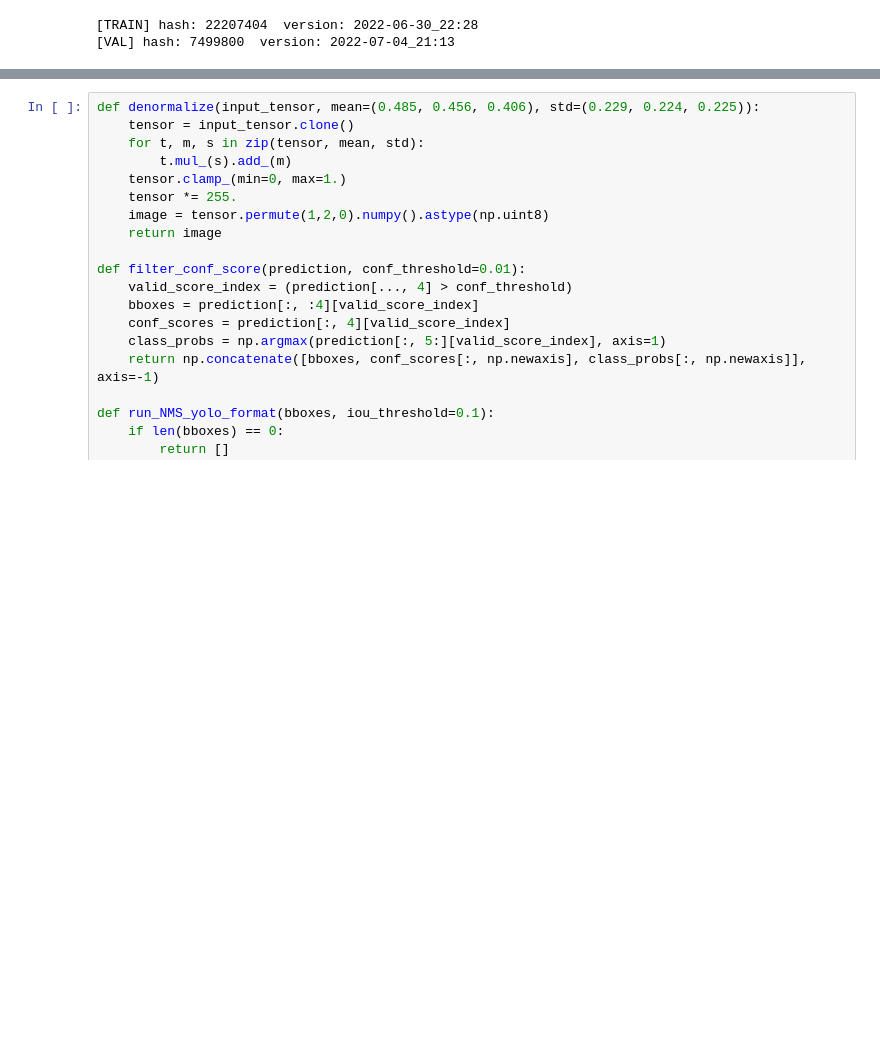
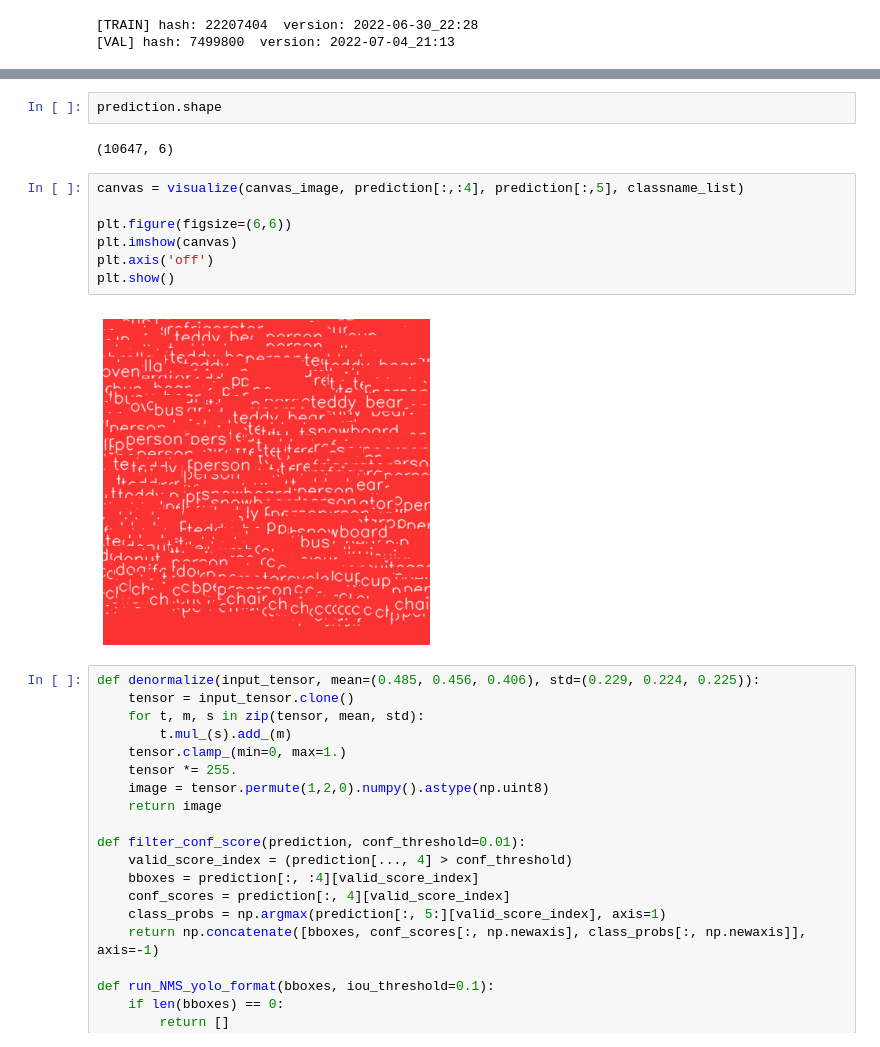
Before and after one commit to pjh5672/Trainer-of-Detectors, a Jupyter notebook: note.ipynb, the cells around one changed output, grey strips where cells are left out. Drawn from its saved outputs; the diff is of its cells as text; blank space fills up the shorter version.

```diff
--- a/note.ipynb
+++ b/note.ipynb
@@ -39,3 +124,16 @@ model = model.to(device)
+# %%
+prediction.shape
+# %% [output]
+(10647, 6)
+# %%
+canvas = visualize(canvas_image, prediction[:,:4], prediction[:,5], classname_list)
+
+plt.figure(figsize=(6,6))
+plt.imshow(canvas)
+plt.axis('off')
+plt.show()
+# %% [output]
+[figure, added]
 # %%
 def denormalize(input_tensor, mean=(0.485, 0.456, 0.406), std=(0.229, 0.224, 0.225)):
     tensor = input_tensor.clone()
```
Also changed, not shown: parts of 9 cells of this notebook, 5 other files.
